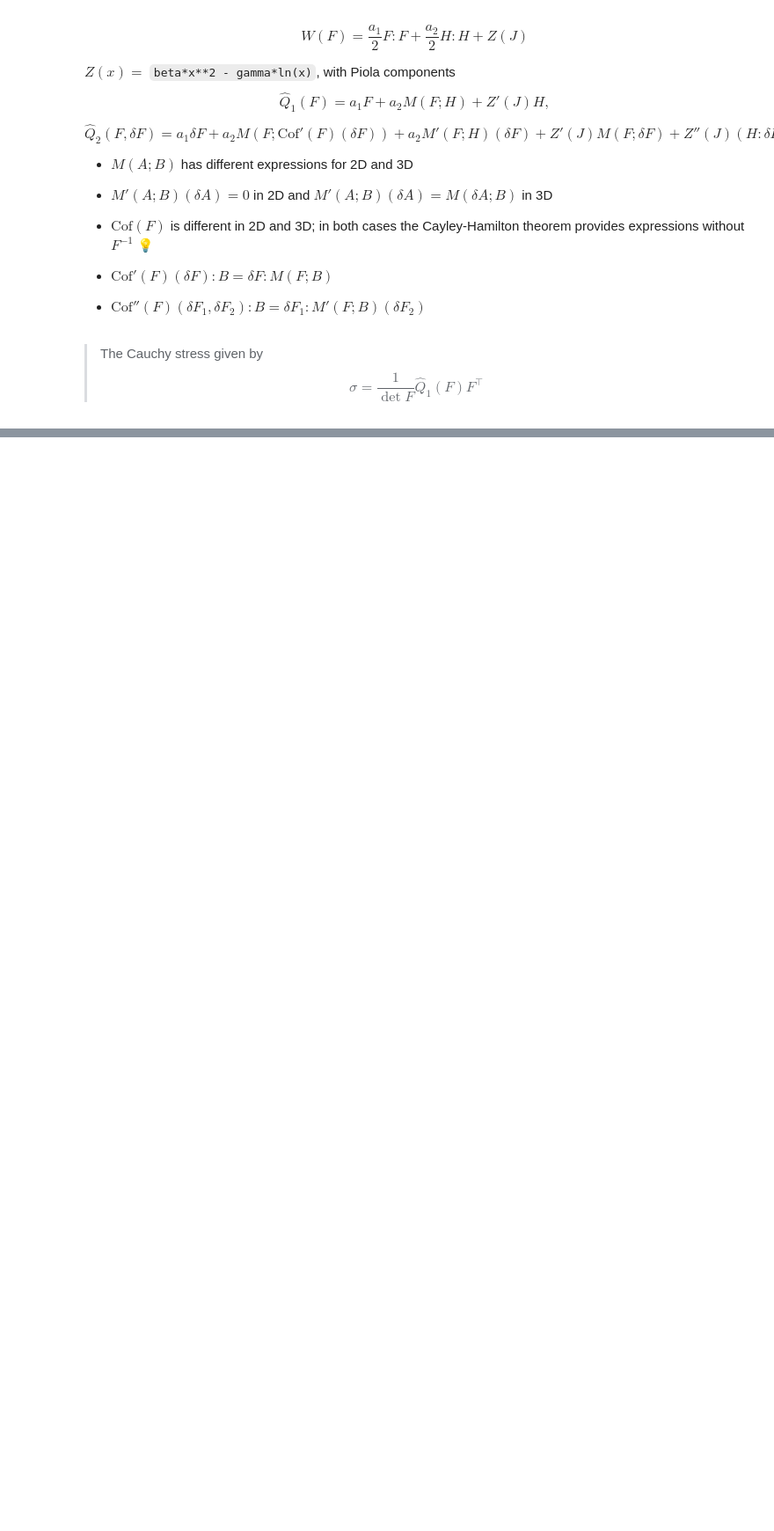
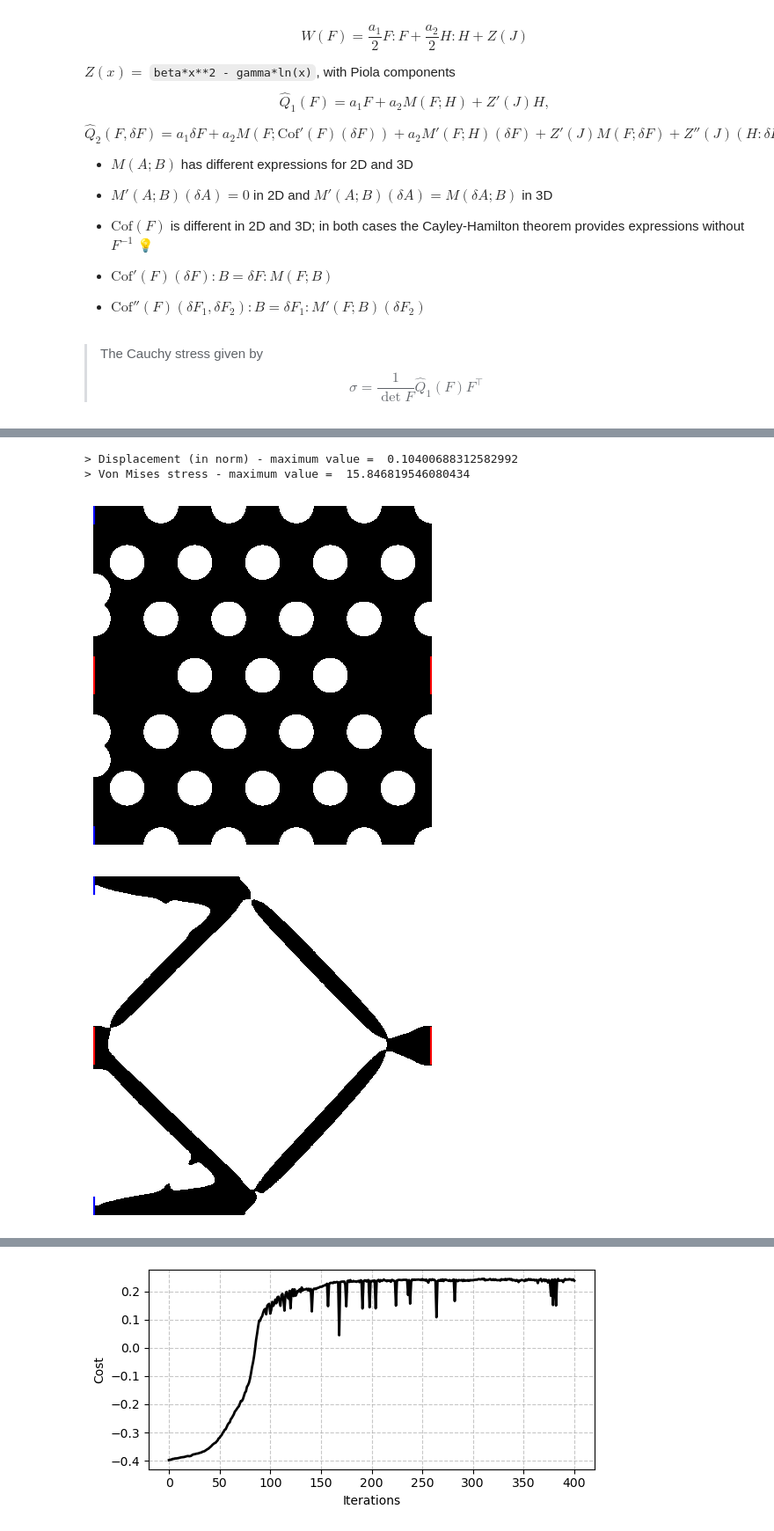
Before and after one commit to PhiFEM/phiFEM_FormOpt, a Jupyter notebook: code/Elasticity.ipynb, the cells around one changed output, grey strips where cells are left out. Shown at 88% size. Drawn from its saved outputs; the diff is of its cells as text; code cells hidden in the pictures; blank space fills up the shorter version.

```diff
--- a/code/Elasticity.ipynb
+++ b/code/Elasticity.ipynb
@@ -250,0 +290,20 @@ plot_cost(cost_values, figsize=(6, 3))
+# %%
+test_path = Path("../results/t104/")
+data = np.load(test_path / "data.npz")
+cost_values = np.load(test_path / "data.npz")["cost"]
+volume_values = np.load(test_path / "data.npz")["Volume"]
+InDisp = np.load(test_path / "data.npz")["InDisp"]
+OutDisp = np.load(test_path / "data.npz")["OutDisp"]
+ee = -OutDisp/InDisp
+niter = cost_values.shape[0] - 1
+
+plot_lv(test_path, 0, limits, displacement=False, figsize=(5, 5), boundaries=boundaries, lw=3)
+plot_lv(test_path, niter, limits, displacement=False, figsize=(5, 5), boundaries=boundaries, lw=3)
+plot_dp(test_path, niter, limits, max_dp, figsize=(5, 5))
+plot_vm(test_path, niter, limits, max_vm, figsize=(5, 5))
+plot_cost(ee, figsize=(6, 3))
+# %% [output]
+> Displacement (in norm) - maximum value =  0.10400688312582992
+> Von Mises stress - maximum value =  15.846819546080434
+[figure, added]
+[figure, added]
@@ -251,3 +312,4 @@ plot_cost(cost_values, figsize=(6, 3))
+[figure, added]
 # %%
 # # Define geometry and boundaries for gripping example
 # vertices = np.array(
```
Also changed, not shown: parts of 9 cells of this notebook, 53 other files.
